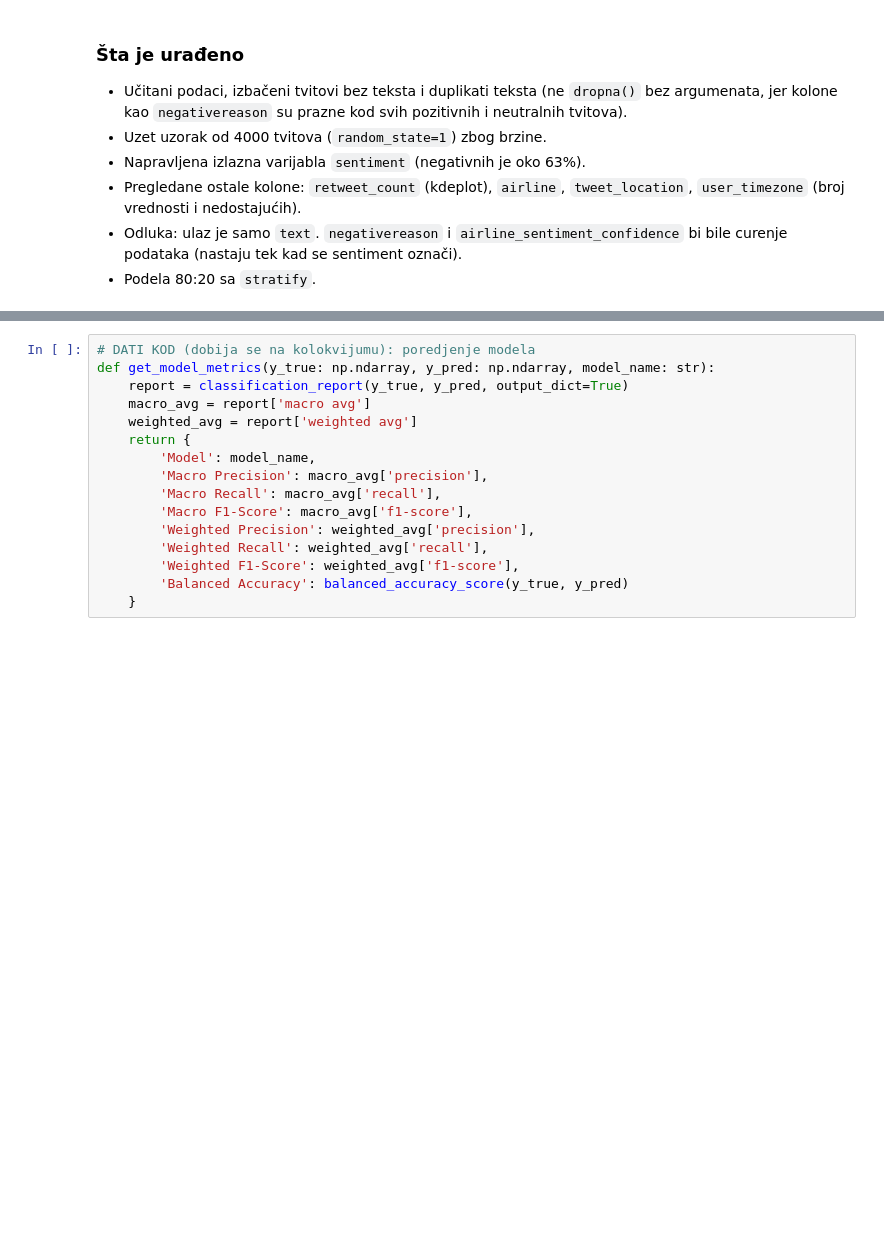
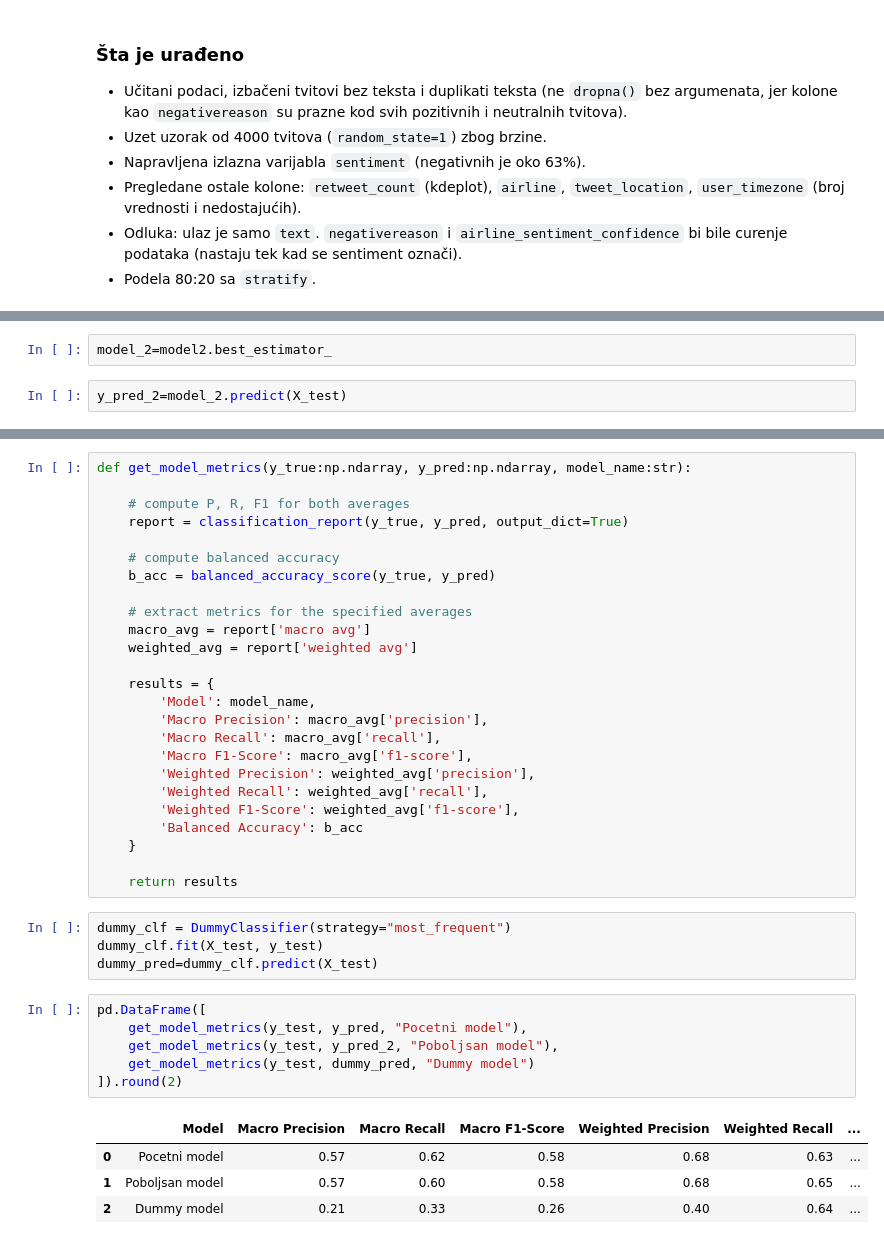
Before and after one commit to VukasinLukic/nap-text-mining-nlp-bert, a Jupyter notebook: kolokvijum_vezbe/notebooks/K3_vektori_svm_smote_tweets.ipynb, the cells around one changed output, grey strips where cells are left out. Cells and saved outputs as stored; diff of their text form; blank space fills up the shorter version.

```diff
--- a/kolokvijum_vezbe/notebooks/K3_vektori_svm_smote_tweets.ipynb
+++ b/kolokvijum_vezbe/notebooks/K3_vektori_svm_smote_tweets.ipynb
@@ -107,0 +227,4 @@ Ovo dobijaš uz zadatak. Pokreni ćeliju kad stigneš do poređenja modela.
+# %%
+model_2=model2.best_estimator_
+# %%
+y_pred_2=model_2.predict(X_test)
@@ -108,10 +243,17 @@ Ovo dobijaš uz zadatak. Pokreni ćeliju kad stigneš do poređenja modela.
 # %%
-# DATI KOD (dobija se na kolokvijumu): poredjenje modela
-def get_model_metrics(y_true: np.ndarray, y_pred: np.ndarray, model_name: str):
+def get_model_metrics(y_true:np.ndarray, y_pred:np.ndarray, model_name:str):
+
+    # compute P, R, F1 for both averages
     report = classification_report(y_true, y_pred, output_dict=True)
+
+    # compute balanced accuracy
+    b_acc = balanced_accuracy_score(y_true, y_pred)
+
+    # extract metrics for the specified averages
     macro_avg = report['macro avg']
     weighted_avg = report['weighted avg']
-    return {
+
+    results = {
         'Model': model_name,
         'Macro Precision': macro_avg['precision'],
         'Macro Recall': macro_avg['recall'],
@@ -119,5 +261,22 @@ def get_model_metrics(y_true: np.ndarray, y_pred: np.ndarray, model_name: str):
         'Weighted Precision': weighted_avg['precision'],
         'Weighted Recall': weighted_avg['recall'],
         'Weighted F1-Score': weighted_avg['f1-score'],
-        'Balanced Accuracy': balanced_accuracy_score(y_true, y_pred)
+        'Balanced Accuracy': b_acc
     }
+
+    return results
+# %%
+dummy_clf = DummyClassifier(strategy="most_frequent")
+dummy_clf.fit(X_test, y_test)
+dummy_pred=dummy_clf.predict(X_test)
+# %%
+pd.DataFrame([
+    get_model_metrics(y_test, y_pred, "Pocetni model"),
+    get_model_metrics(y_test, y_pred_2, "Poboljsan model"),
+    get_model_metrics(y_test, dummy_pred, "Dummy model")
+]).round(2)
+# %% [output]
+|  | Model | Macro Precision | Macro Recall | Macro F1-Score | Weighted Precision | Weighted Recall | ... |
+| 0 | Pocetni model | 0.57 | 0.62 | 0.58 | 0.68 | 0.63 | ... |
+| 1 | Poboljsan model | 0.57 | 0.60 | 0.58 | 0.68 | 0.65 | ... |
+| 2 | Dummy model | 0.21 | 0.33 | 0.26 | 0.40 | 0.64 | ... |
```
Also changed, not shown: parts of 24 cells of this notebook, 4 other files.
